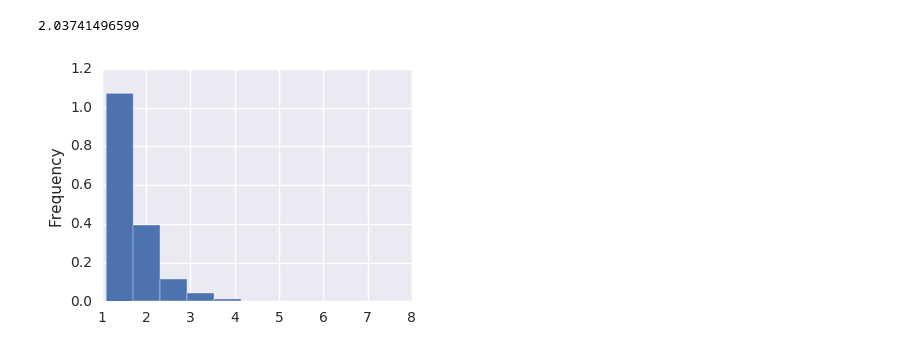
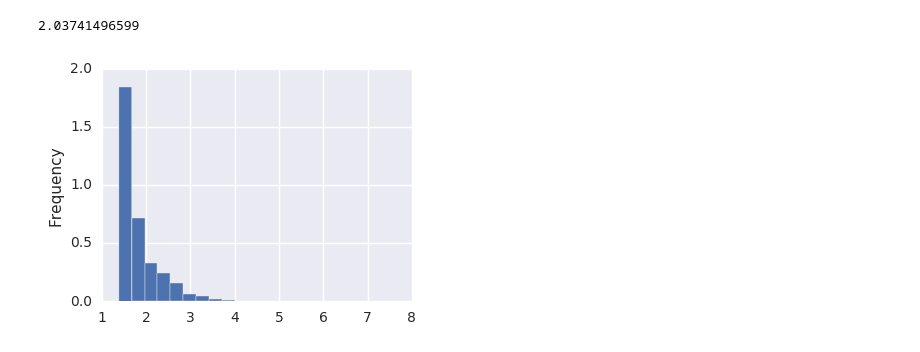
Before and after one commit to Fujiki-Nakamura/OnlineRetailAnalysis, a Jupyter notebook: MachineLearning/RFM.ipynb, the cells around one changed output. Drawn from its saved outputs; the diff is of its cells as text; code cells hidden in the pictures.

```diff
--- a/MachineLearning/RFM.ipynb
+++ b/MachineLearning/RFM.ipynb
@@ -446,9 +447,12 @@ print(mean_absolute_error(y_val, y_pred))
 # %%
 # log(Frequency + shift) の分布
 figsize = (4, 3)
 shift = 3
-#bins = np.arange(0, 10, 0.1)
-np.log(df_uk_per_customer['Frequency'] + shift).plot(kind='hist', normed=True, figsize=figsize)#, bins=bins)
+np.log(df_uk_per_customer['Frequency'] + shift).plot(kind='hist', normed=True, figsize=figsize, bins=20)
 plt.show()
+
+# NOTE:
+# 正規分布のような分布になることを期待していたが、変換によって期待通りの分布が得られていない。
+# shift の値が適切ではないという可能性？
 # %% [output]
-[figure, old version]
+[figure, new version]
```
Also changed, not shown: parts of 30 cells of this notebook, 1 other file.
